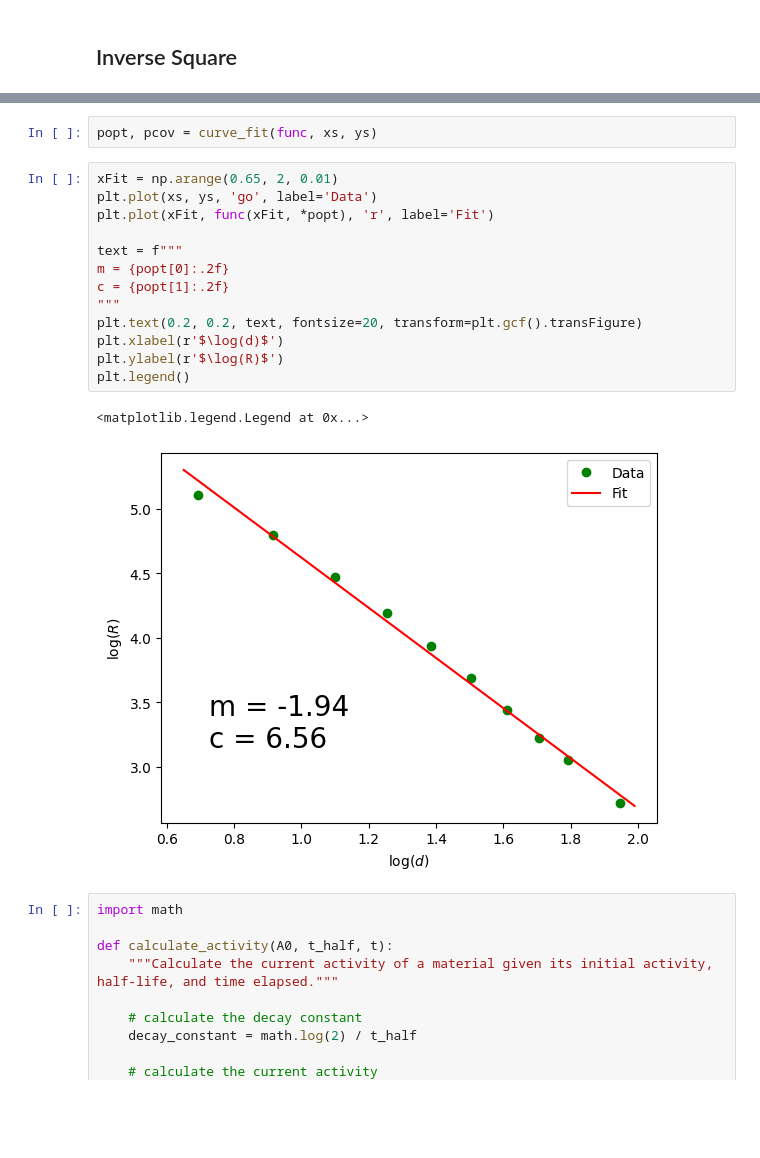
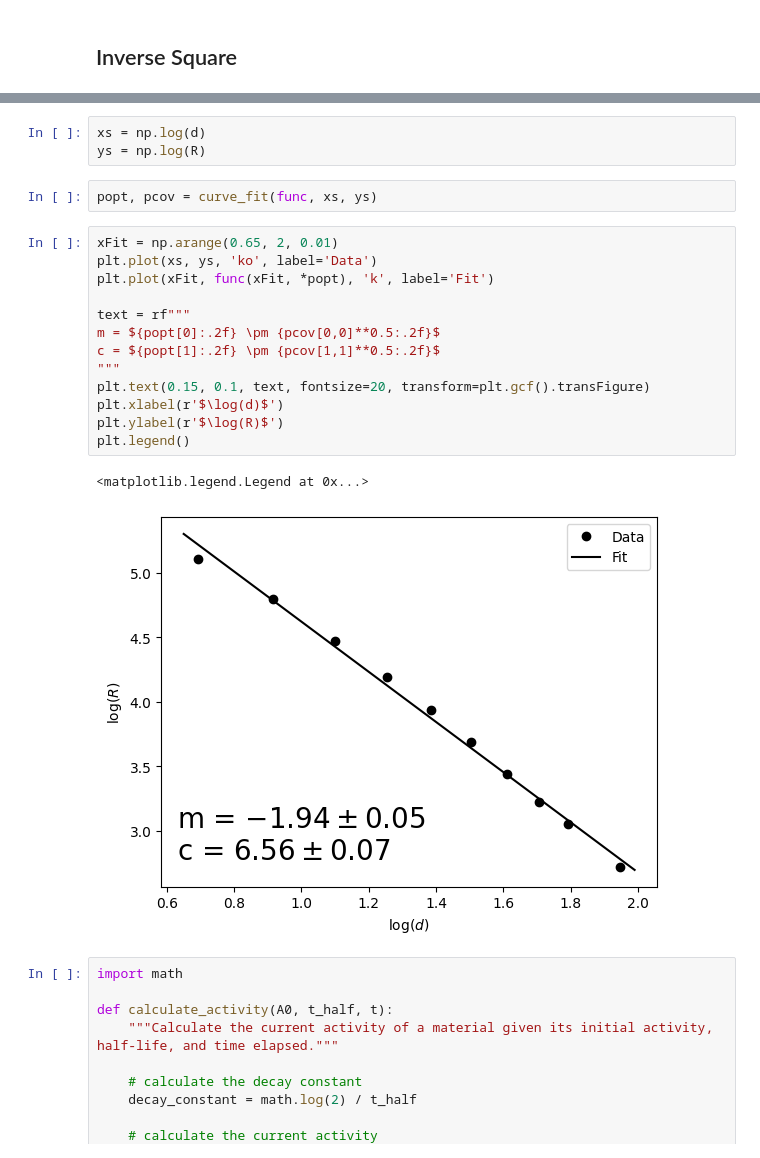
Before and after one commit to PeithonKing/lab_reports, a Jupyter notebook: Sem6/Nuclear_Physics/Expt1/process.ipynb, the cells around one changed output, grey strips where cells are left out. Cells and saved outputs as stored; diff of their text form; blank space fills up the shorter version.

```diff
--- a/Sem6/Nuclear_Physics/Expt1/process.ipynb
+++ b/Sem6/Nuclear_Physics/Expt1/process.ipynb
@@ -41,21 +58,24 @@ ys = np.log(R)
+# %%
+xs = np.log(d)
+ys = np.log(R)
 # %%
 popt, pcov = curve_fit(func, xs, ys)
 # %%
 xFit = np.arange(0.65, 2, 0.01)
-plt.plot(xs, ys, 'go', label='Data')
-plt.plot(xFit, func(xFit, *popt), 'r', label='Fit')
+plt.plot(xs, ys, 'ko', label='Data')
+plt.plot(xFit, func(xFit, *popt), 'k', label='Fit')
 
-text = f"""
-m = {popt[0]:.2f}
-c = {popt[1]:.2f}
+text = rf"""
+m = ${popt[0]:.2f} \pm {pcov[0,0]**0.5:.2f}$
+c = ${popt[1]:.2f} \pm {pcov[1,1]**0.5:.2f}$
 """
-plt.text(0.2, 0.2, text, fontsize=20, transform=plt.gcf().transFigure)
+plt.text(0.15, 0.1, text, fontsize=20, transform=plt.gcf().transFigure)
 plt.xlabel(r'$\log(d)$')
 plt.ylabel(r'$\log(R)$')
 plt.legend()
 # %% [output]
 <matplotlib.legend.Legend at 0x...>
-[figure, old version]
+[figure, new version]
 # %%
 import math
 
```
Also changed, not shown: parts of 8 cells of this notebook, 16 other files.
